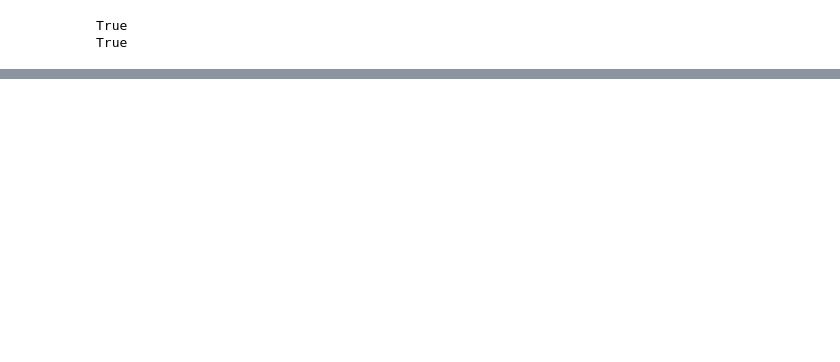
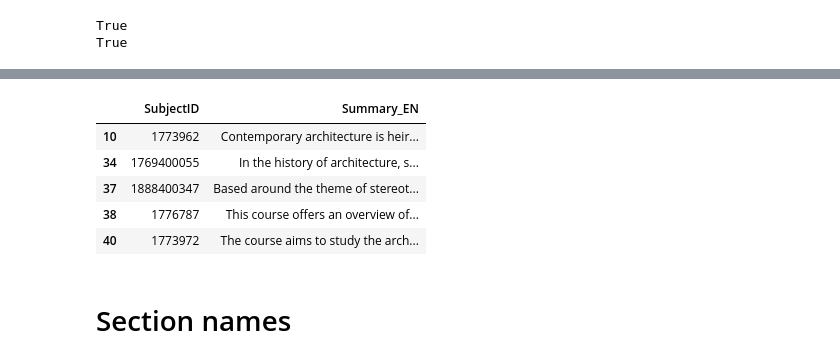
Before and after one commit to rbsteinm/EPFL-Courses-Graph-Representation, a Jupyter notebook: dataProcessing/DataProcessing.ipynb, the cells around one changed output, grey strips where cells are left out. Saved outputs shown, nothing was run; the diff lists cells and outputs as text; code cells hidden in the pictures; blank space fills up the shorter version.

```diff
--- a/dataProcessing/DataProcessing.ipynb
+++ b/dataProcessing/DataProcessing.ipynb
@@ -325,0 +345,10 @@ True
+# %%
+descriptions_final = descriptions[descriptions['SubjectID'].isin(set(courses.Id))]
+descriptions_final.head()
+# %% [output]
+|  | SubjectID | Summary_EN |
+| 10 | 1773962 | Contemporary architecture is heir... |
+| 34 | 1769400055 | In the history of architecture, s... |
+| 37 | 1888400347 | Based around the theme of stereot... |
+| 38 | 1776787 | This course offers an overview of... |
+| 40 | 1773972 | The course aims to study the arch... |
@@ -325,0 +361,2 @@ True
+# %% [markdown]
+# Section names
```
Also changed, not shown: parts of 10 cells of this notebook, 3 other files.
